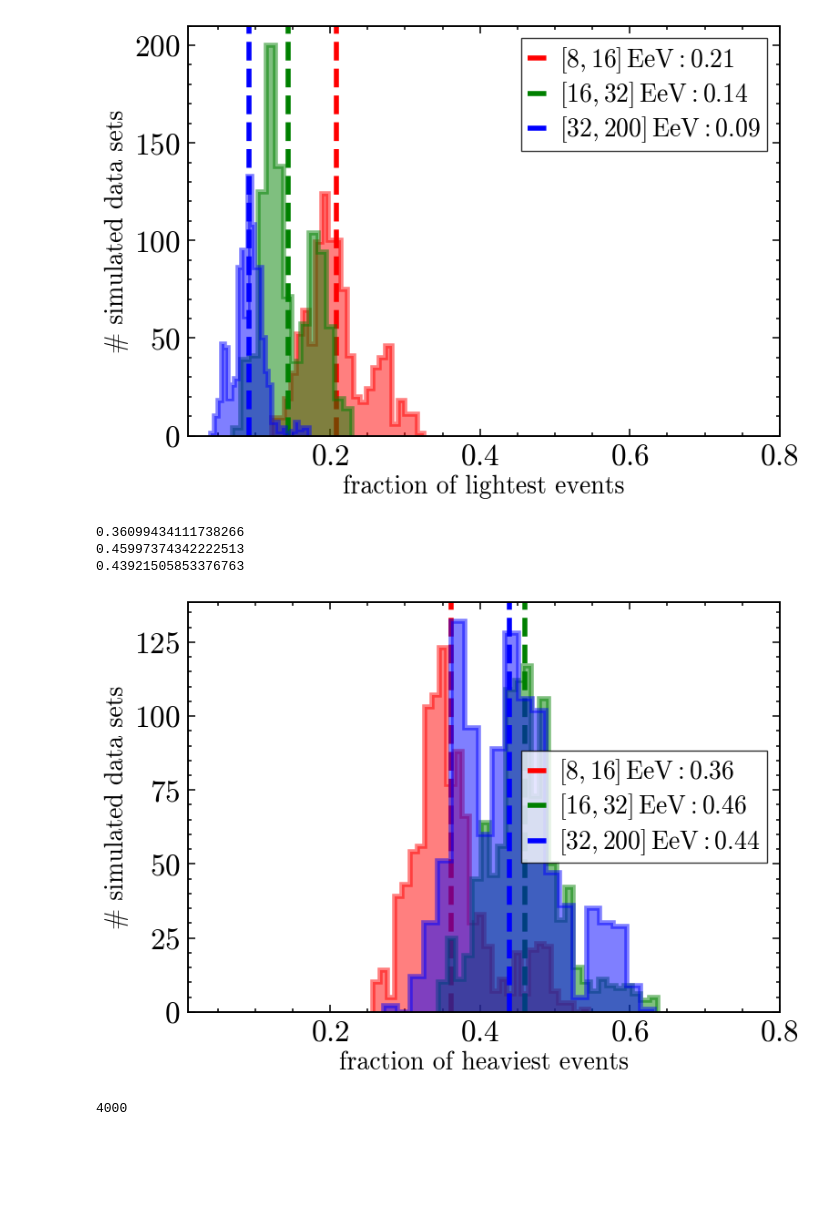
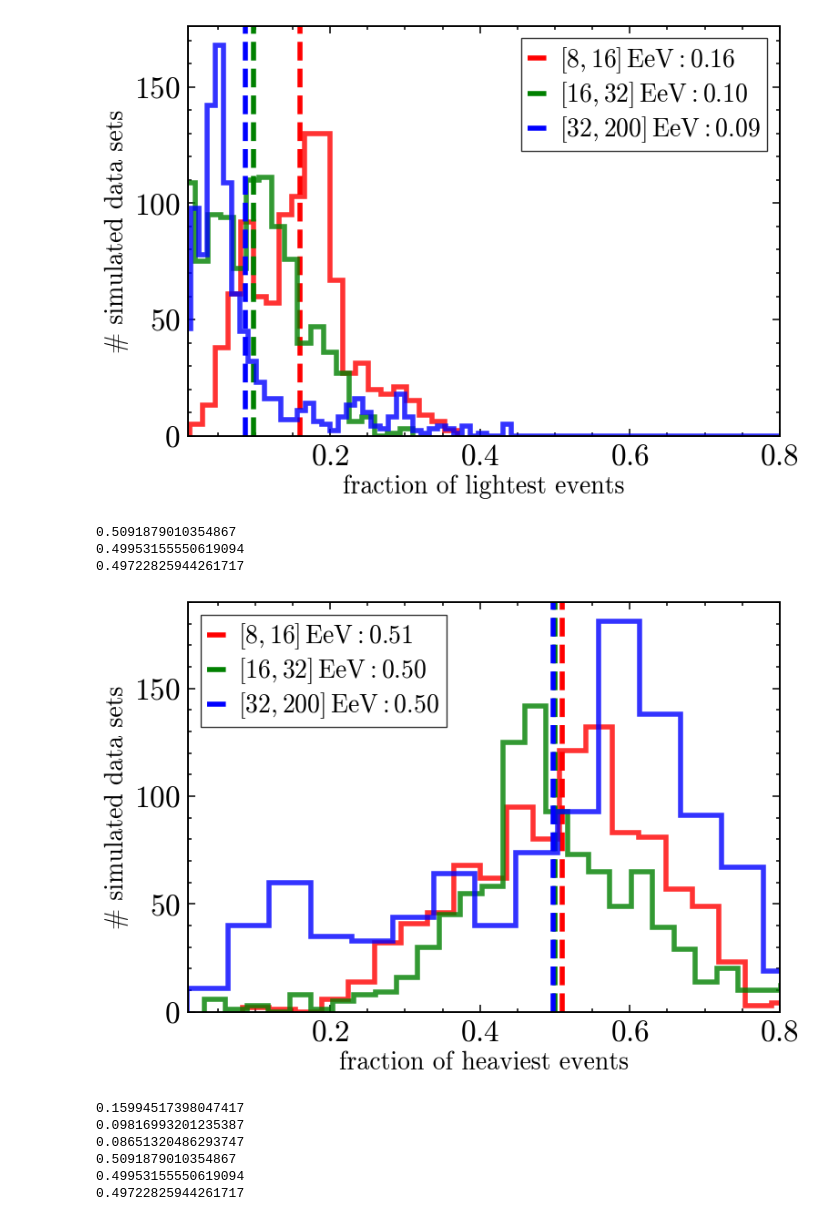
Before and after one commit to paolo-magnani/aixnet_simulations, a Jupyter notebook: final_plots.ipynb, the cells around one changed output. Cells and saved outputs as stored; diff of their text form; code cells hidden in the pictures; blank space fills up the shorter version.

```diff
--- a/final_plots.ipynb
+++ b/final_plots.ipynb
@@ -4,10 +4,10 @@ import matplotlib.pyplot as plt
 import pandas as pd
 import ast
 
-df = pd.read_csv('final_results_kane.csv')
+df = pd.read_csv('partial_results_univ.csv')
 display(df)
 
-for col in ["light", "heavy", "frac_l", "frac_h"]:  # Adjust column names if needed
-    df[col] = df[col].apply(lambda x: ast.literal_eval(x)[0] if isinstance(x, str) else x)
+# for col in ["light", "heavy", "frac_l", "frac_h"]:  # Adjust column names if needed
+#     df[col] = df[col].apply(lambda x: ast.literal_eval(x)[0] if isinstance(x, str) else x)
 # %% [output]
 |  | iter | emin | light | heavy | frac_l | frac_h |
@@ -29,7 +29,7 @@ energ = [8, 16, 32, 200]
 plt.figure(figsize=(10,6))
 for i in range(len(energ[:-1])):
     ene = energ[i]
-    plt.hist(df['frac_l'][(df['emin']==ene)&(df['frac_l']!=0)], histtype='step', stacked=False, fill=True, color=colors[f'{ene}'], lw=4, alpha=0.5)
+    plt.hist(df['frac_l'][(df['emin']==ene)&(df['frac_l']!=0)], histtype='step', stacked=True, fill=False, color=colors[f'{ene}'], lw=4, alpha=0.8)
     plt.axvline(np.mean(df['frac_l'][(df['emin']==ene)&(df['frac_l']!=0)]), ls='--', lw=4, label=f'$[{ene}, {energ[i+1]}] \, \mathrm{{EeV}}: {np.mean(df['frac_l'][df['emin']==ene]):.2f}$', color=colors[f'{ene}'])
     print(np.mean(df['frac_l'][(df['emin']==ene)&(df['frac_l']!=0)]))
 plt.legend()
@@ -42,7 +42,7 @@ plt.show()
 plt.figure(figsize=(10,6))
 for i in range(len(energ[:-1])):
     ene = energ[i]
-    plt.hist(df['frac_h'][(df['emin']==ene)&(df['frac_h']!=0)], histtype='step', fill=True, color=colors[f'{ene}'], lw=4, alpha=0.5)
+    plt.hist(df['frac_h'][(df['emin']==ene)&(df['frac_h']!=0)], histtype='step', fill=False, color=colors[f'{ene}'], lw=4, alpha=0.8)
     plt.axvline(np.mean(df['frac_h'][(df['emin']==ene)&(df['frac_h']!=0)]), ls='--', lw=4, label=f'$[{ene}, {energ[i+1]}] \, \mathrm{{EeV}}: {np.mean(df['frac_h'][df['emin']==ene]):.2f}$', color=colors[f'{ene}'])
     print(np.mean(df['frac_h'][(df['emin']==ene)&(df['frac_h']!=0)]))
 plt.legend()
@@ -51,5 +51,46 @@ plt.xlabel('fraction of heaviest events')
 plt.ylabel('# simulated data sets')
 plt.show()
 
+
+# da ChatGPT perché sono pigro cazzo
+fig, axs = plt.subplots(1, 2, figsize=(18, 6), sharey=True)
+
+# First plot: fraction of lightest events
+for i in range(len(energ[:-1])):
+    ene = energ[i]
+    data_l = df['frac_l'][(df['emin'] == ene) & (df['frac_l'] != 0)]
+    mean_l = np.mean(data_l)
+    axs[0].hist(data_l, histtype='step', stacked=True, fill=False,
+                color=colors[f'{ene}'], lw=4, alpha=0.8)
+    axs[0].axvline(mean_l, ls='--', lw=4, color=colors[f'{ene}'],
+                   label=f'$[{ene}, {energ[i+1]}] \, \mathrm{{EeV}}: {mean_l:.2f}$')
+    print(mean_l)
+
+axs[0].legend()
+axs[0].set_xlim(0.01, 0.8)
+axs[0].set_xlabel('fraction of lightest events')
+axs[0].set_ylabel('# simulated data sets')
+
+# Second plot: fraction of heaviest events
+for i in range(len(energ[:-1])):
+    ene = energ[i]
+    data_h = df['frac_h'][(df['emin'] == ene) & (df['frac_h'] != 0)]
+    mean_h = np.mean(data_h)
+    axs[1].hist(data_h, histtype='step', fill=False,
+                color=colors[f'{ene}'], lw=4, alpha=0.8)
+    axs[1].axvline(mean_h, ls='--', lw=4, color=colors[f'{ene}'],
+                   label=f'$[{ene}, {energ[i+1]}] \, \mathrm{{EeV}}: {mean_h:.2f}$')
+    print(mean_h)
+
+axs[1].legend()
+axs[1].set_xlim(0.01, 0.8)
+axs[1].set_xlabel('fraction of heaviest events')
+axs[1].set_ylabel('# simulated data sets')
+axs[1].tick_params(labelleft=True)
+
+# plt.tight_layout()
+plt.show()
+
+
 print(len(df['frac_l'][(df['frac_l']!=0)]))
 # %% [output]
@@ -59,6 +100,11 @@ print(len(df['frac_l'][(df['frac_l']!=0)]))
-[figure, old version]
+[figure, new version]
-0.36099434111738266
-0.45997374342222513
-0.43921505853376763
+0.5091879010354867
+0.49953155550619094
+0.49722825944261717
-[figure, old version]
+[figure, new version]
-4000
+0.15994517398047417
+0.09816993201235387
+0.08651320486293747
+0.5091879010354867
+0.49953155550619094
+0.49722825944261717
```
Also changed, not shown: parts of 3 cells of this notebook, 11 other files.
